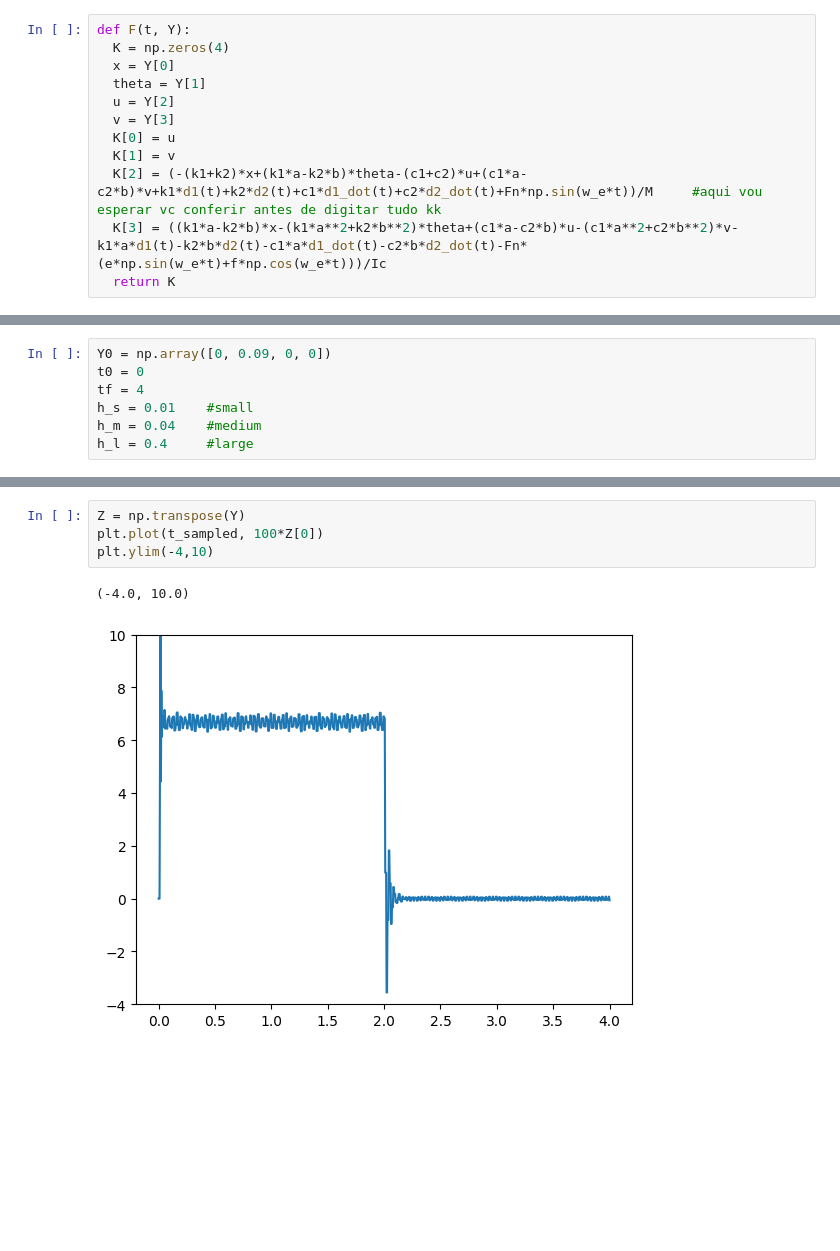
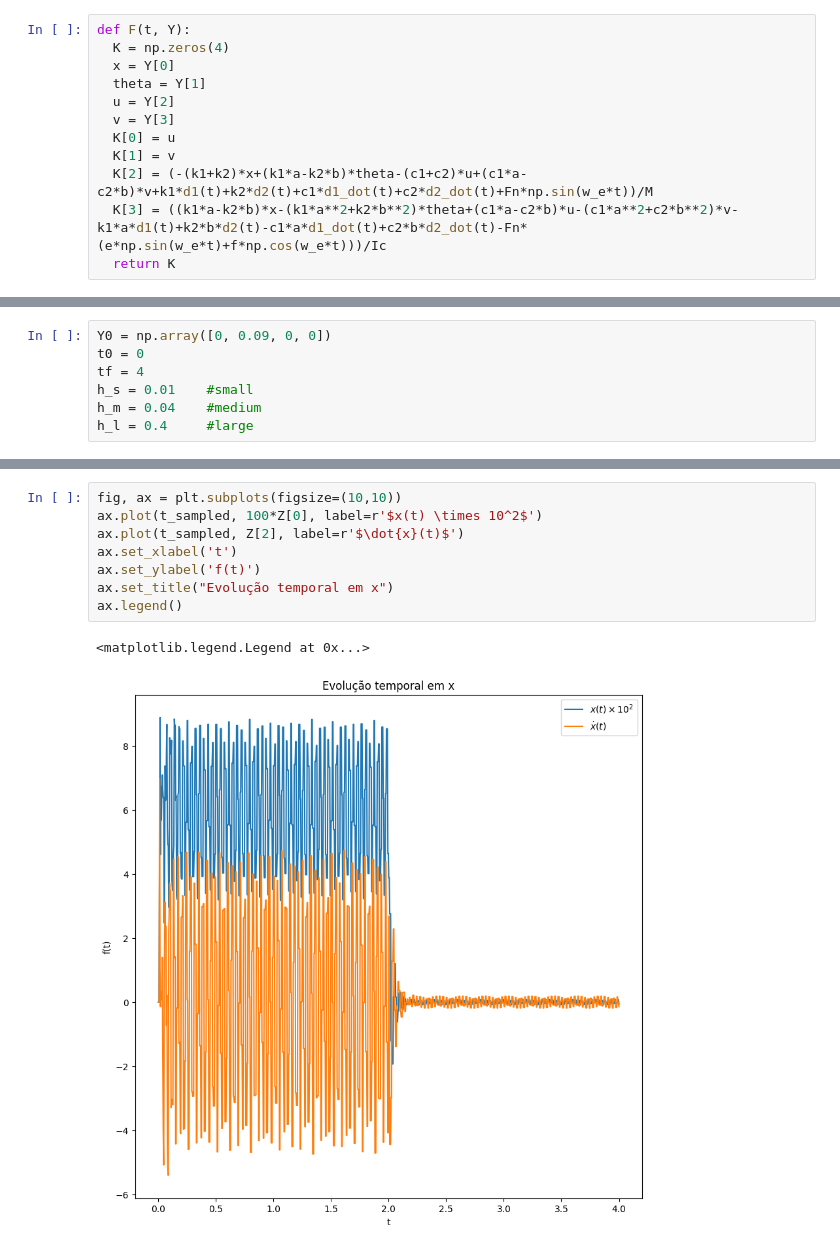
Before and after one commit to mateusbsal4/comp_mechanics, a Jupyter notebook: ep1/MecComp_EP1_Parte1.ipynb, the cells around one changed output, grey strips where cells are left out. Drawn from its saved outputs; the diff is of its cells as text; blank space fills up the shorter version.

```diff
--- a/ep1/MecComp_EP1_Parte1.ipynb
+++ b/ep1/MecComp_EP1_Parte1.ipynb
@@ -50,8 +48,8 @@ def F(t, Y):
   v = Y[3]
   K[0] = u
   K[1] = v
-  K[2] = (-(k1+k2)*x+(k1*a-k2*b)*theta-(c1+c2)*u+(c1*a-c2*b)*v+k1*d1(t)+k2*d2(t)+c1*d1_dot(t)+c2*d2_dot(t)+Fn*np.sin(w_e*t))/M     #aqui vou esperar vc conferir antes de digitar tudo kk
-  K[3] = ((k1*a-k2*b)*x-(k1*a**2+k2*b**2)*theta+(c1*a-c2*b)*u-(c1*a**2+c2*b**2)*v-k1*a*d1(t)-k2*b*d2(t)-c1*a*d1_dot(t)-c2*b*d2_dot(t)-Fn*(e*np.sin(w_e*t)+f*np.cos(w_e*t)))/Ic
+  K[2] = (-(k1+k2)*x+(k1*a-k2*b)*theta-(c1+c2)*u+(c1*a-c2*b)*v+k1*d1(t)+k2*d2(t)+c1*d1_dot(t)+c2*d2_dot(t)+Fn*np.sin(w_e*t))/M
+  K[3] = ((k1*a-k2*b)*x-(k1*a**2+k2*b**2)*theta+(c1*a-c2*b)*u-(c1*a**2+c2*b**2)*v-k1*a*d1(t)+k2*b*d2(t)-c1*a*d1_dot(t)+c2*b*d2_dot(t)-Fn*(e*np.sin(w_e*t)+f*np.cos(w_e*t)))/Ic
   return K
 # %%
 def rk4_solver(Y0, t0, tf, h):
@@ -109,7 +86,11 @@ y I [0.   0.09 0.   0.  ]
-# %%
-Z = np.transpose(Y)
-plt.plot(t_sampled, 100*Z[0])
-plt.ylim(-4,10)
-# %% [output]
-(-4.0, 10.0)
-[figure, removed]
+# %%
+fig, ax = plt.subplots(figsize=(10,10))
+ax.plot(t_sampled, 100*Z[0], label=r'$x(t) \times 10^2$')
+ax.plot(t_sampled, Z[2], label=r'$\dot{x}(t)$')
+ax.set_xlabel('t')
+ax.set_ylabel('f(t)')
+ax.set_title("Evolução temporal em x")
+ax.legend()
+# %% [output]
+<matplotlib.legend.Legend at 0x...>
+[figure, added]
```
Also changed, not shown: parts of 4 cells of this notebook, 1 other file.
